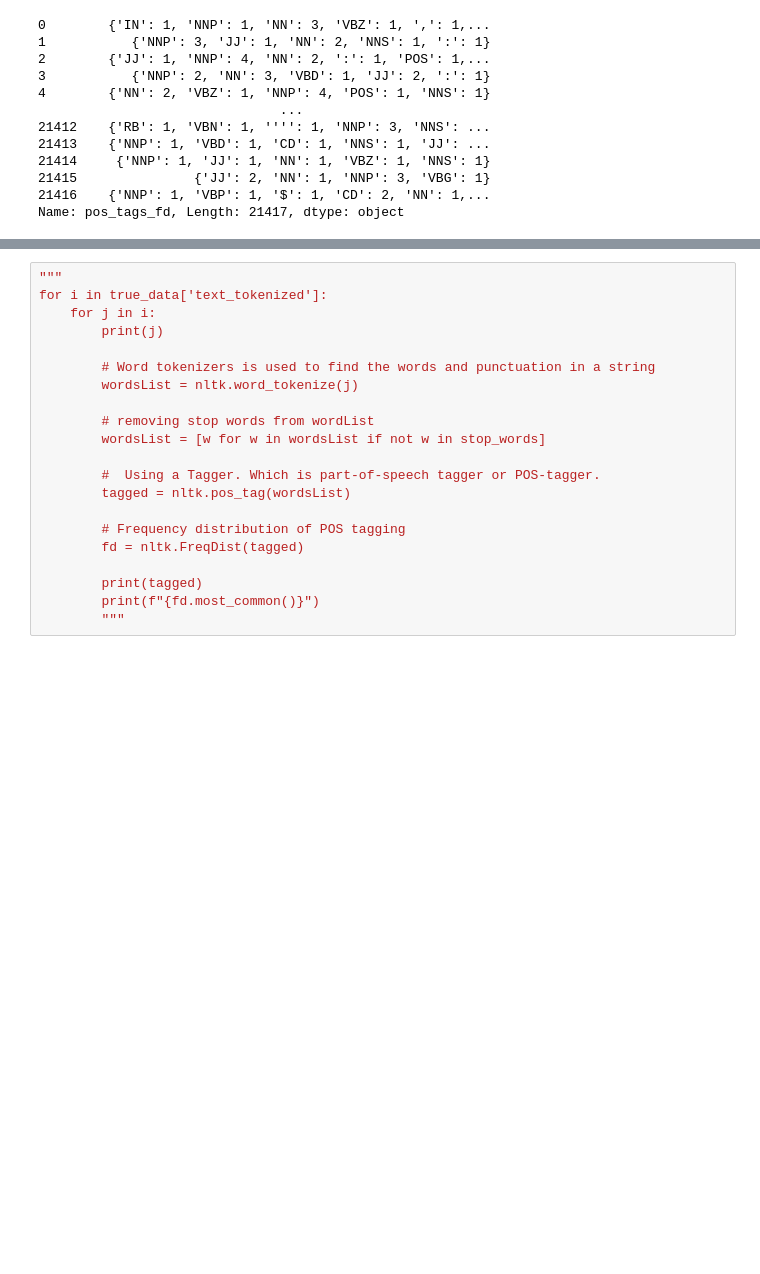
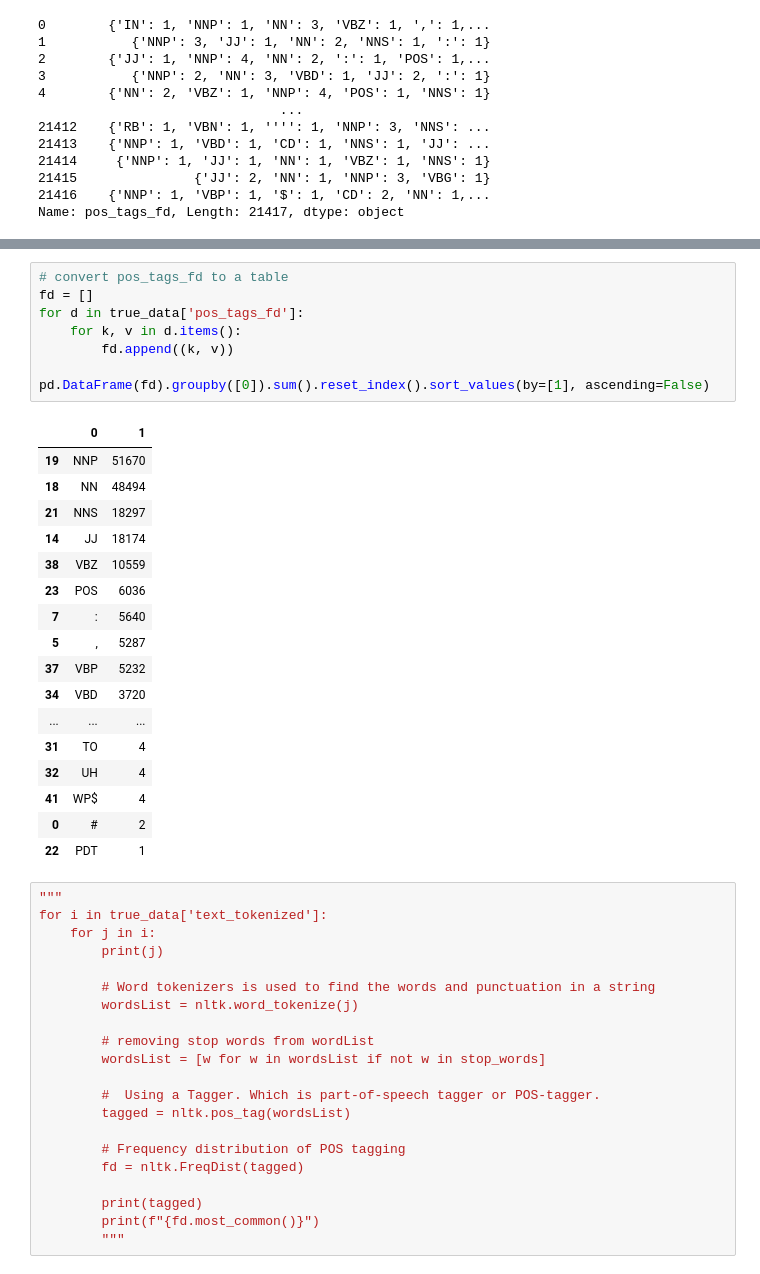
Before and after one commit to brandonyhr98/BT4222-Group-Project, a Jupyter notebook: master_dataset/lingustics.ipynb, the cells around one changed output, grey strips where cells are left out. Cells and saved outputs as stored; diff of their text form; blank space fills up the shorter version.

```diff
--- a/master_dataset/lingustics.ipynb
+++ b/master_dataset/lingustics.ipynb
@@ -127,6 +127,32 @@ true_data.head()
 | 2 | Senior U.S. Republican senator: '... | WASHINGTON (Reuters) - The specia... | politicsNews | December 31, 2017 | [Senior, U.S., Republican, senato... | [(Senior, JJ), (U.S., NNP), (Repu... | [JJ, NNP, NNP, NN, :, POS, NNP, N... | {'JJ': 1, 'NNP': 4, 'NN': 2, ':':... |
 | 3 | FBI Russia probe helped by Austra... | WASHINGTON (Reuters) - Trump camp... | politicsNews | December 30, 2017 | [FBI, Russia, probe, helped, Aust... | [(FBI, NNP), (Russia, NNP), (prob... | [NNP, NNP, NN, VBD, JJ, JJ, NN, :... | {'NNP': 2, 'NN': 3, 'VBD': 1, 'JJ... |
 | 4 | Trump wants Postal Service to cha... | SEATTLE/WASHINGTON (Reuters) - Pr... | politicsNews | December 29, 2017 | [Trump, wants, Postal, Service, c... | [(Trump, NN), (wants, VBZ), (Post... | [NN, VBZ, NNP, NNP, NN, NNP, POS,... | {'NN': 2, 'VBZ': 1, 'NNP': 4, 'PO... |
+# %%
+# convert pos_tags_fd to a table
+fd = []
+for d in true_data['pos_tags_fd']:
+    for k, v in d.items():
+        fd.append((k, v))
+
+pd.DataFrame(fd).groupby([0]).sum().reset_index().sort_values(by=[1], ascending=False)
+# %% [output]
+|  | 0 | 1 |
+| 19 | NNP | 51670 |
+| 18 | NN | 48494 |
+| 21 | NNS | 18297 |
+| 14 | JJ | 18174 |
+| 38 | VBZ | 10559 |
+| 23 | POS | 6036 |
+| 7 | : | 5640 |
+| 5 | , | 5287 |
+| 37 | VBP | 5232 |
+| 34 | VBD | 3720 |
+| ... | ... | ... |
+| 31 | TO | 4 |
+| 32 | UH | 4 |
+| 41 | WP$ | 4 |
+| 0 | # | 2 |
+| 22 | PDT | 1 |
 # %%
 """
 for i in true_data['text_tokenized']:
```
Also changed, not shown: parts of 1 cell of this notebook.
